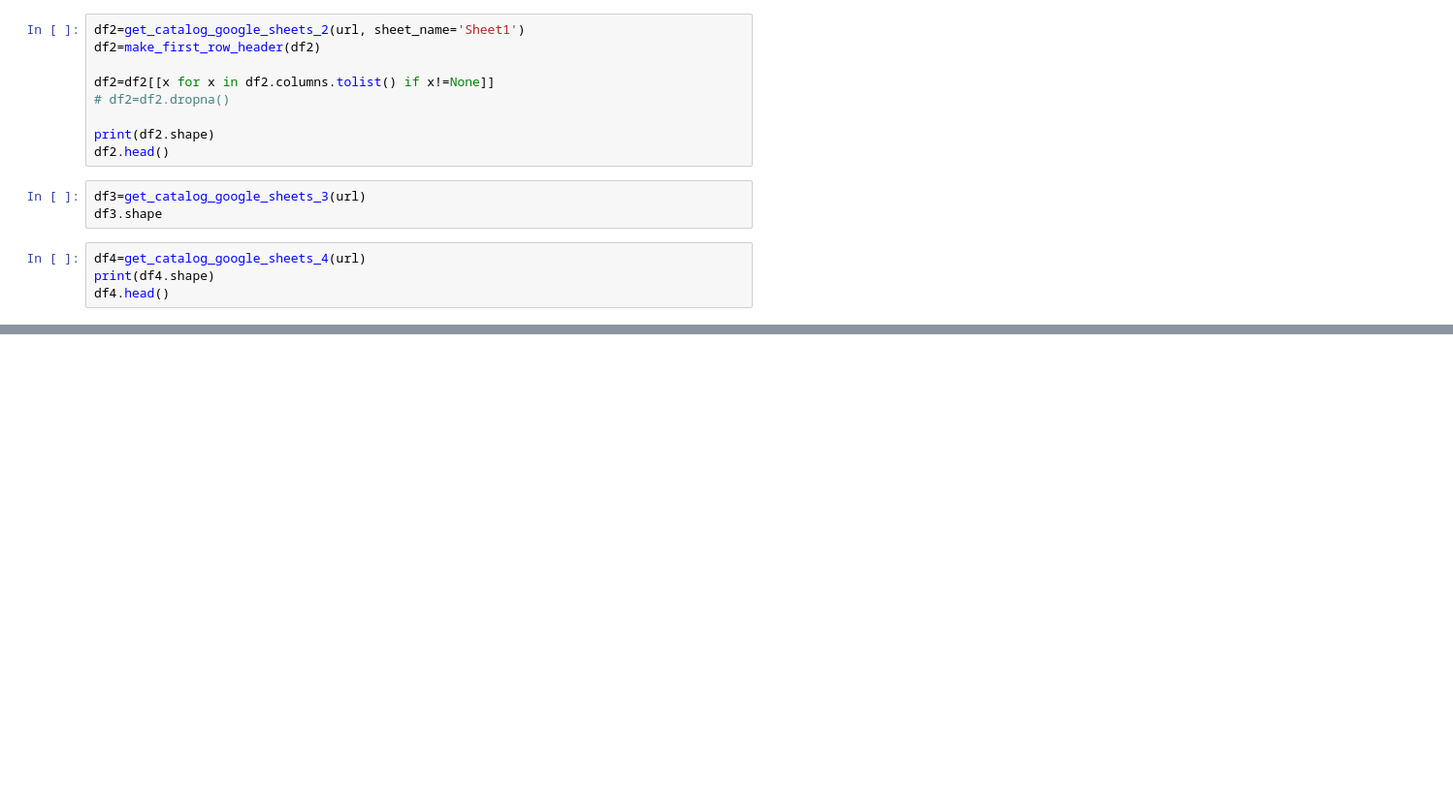
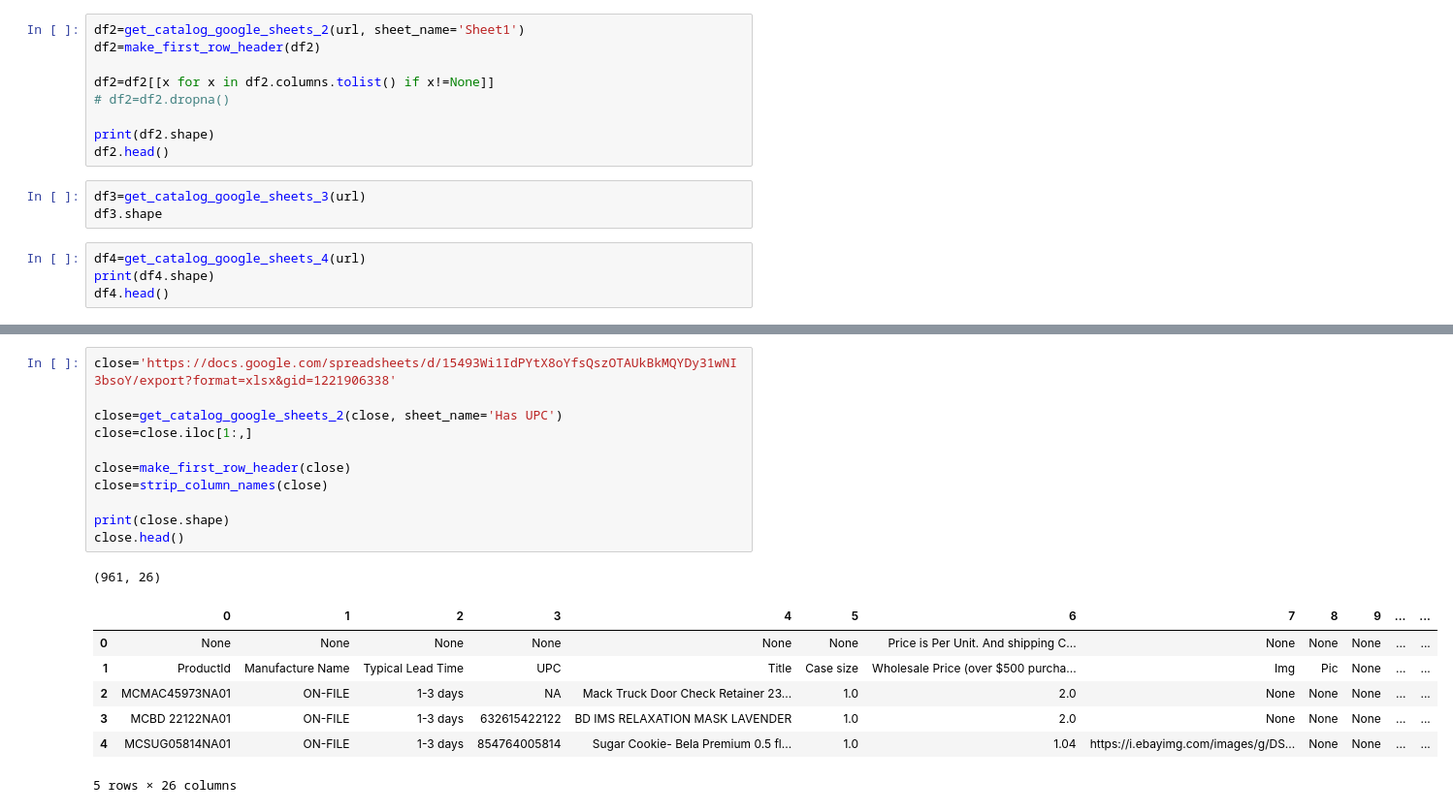
Before and after one commit to faysal887/tricyons-analyser-v2, a Jupyter notebook: auto_catalog_update.ipynb, the cells around one changed output, grey strips where cells are left out. Shown at 97% size. Cells and saved outputs as stored; diff of their text form; blank space fills up the shorter version.

```diff
--- a/auto_catalog_update.ipynb
+++ b/auto_catalog_update.ipynb
@@ -666,0 +828,20 @@ df4.head()
+# %%
+close='https://docs.google.com/spreadsheets/d/15493Wi1IdPYtX8oYfsQszOTAUkBkMQYDy31wNI3bsoY/export?format=xlsx&gid=1221906338'
+
+close=get_catalog_google_sheets_2(close, sheet_name='Has UPC')
+close=close.iloc[1:,]
+
+close=make_first_row_header(close)
+close=strip_column_names(close)
+
+print(close.shape)
+close.head()
+# %% [output]
+(961, 26)
+|  | 0 | 1 | 2 | 3 | 4 | 5 | 6 | 7 | 8 | 9 | ... | ... |
+| 0 | None | None | None | None | None | None | Price is Per Unit. And shipping C... | None | None | None | ... | ... |
+| 1 | ProductId | Manufacture Name | Typical Lead Time | UPC | Title | Case size | Wholesale Price (over $500 purcha... | Img | Pic | None | ... | ... |
+| 2 | MCMAC45973NA01 | ON-FILE | 1-3 days | NA | Mack Truck Door Check Retainer 23... | 1.0 | 2.0 | None | None | None | ... | ... |
+| 3 | MCBD 22122NA01 | ON-FILE | 1-3 days | 632615422122 | BD IMS RELAXATION MASK LAVENDER | 1.0 | 2.0 | None | None | None | ... | ... |
+| 4 | MCSUG05814NA01 | ON-FILE | 1-3 days | 854764005814 | Sugar Cookie- Bela Premium 0.5 fl... | 1.0 | 1.04 | https://i.ebayimg.com/images/g/DS... | None | None | ... | ... |
+5 rows × 26 columns
```
Also changed, not shown: parts of 34 cells of this notebook, 1 other file.
